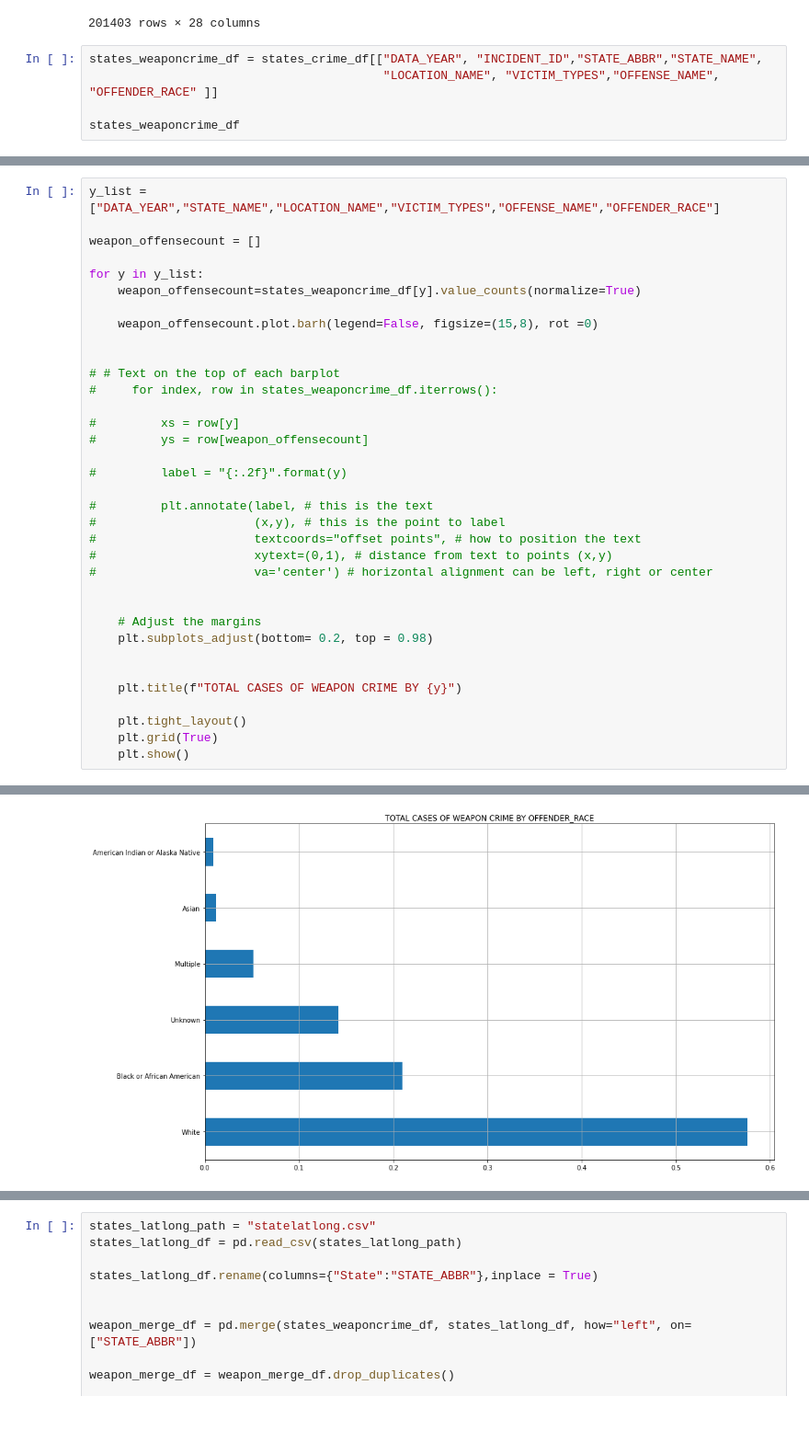
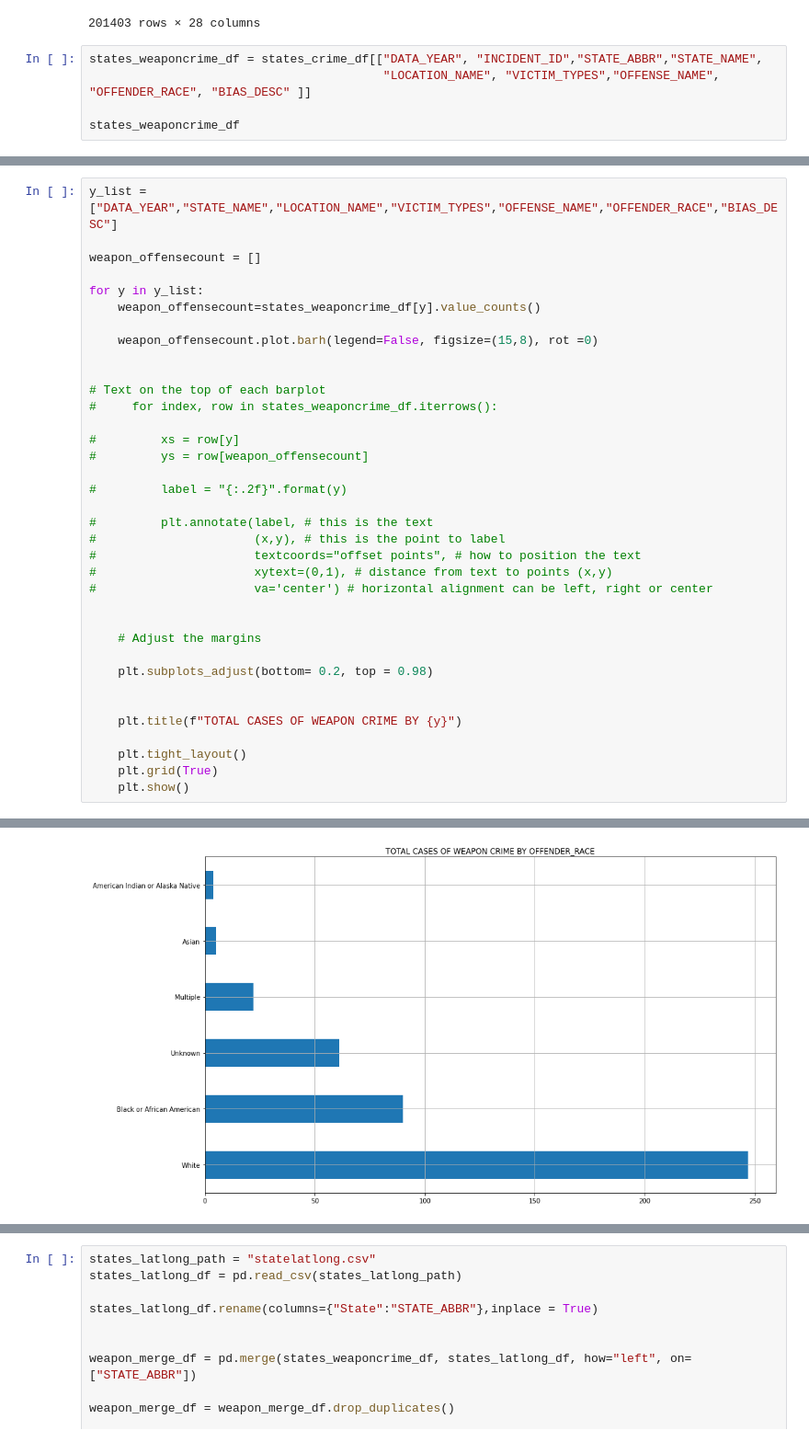
Before and after one commit to KimchiKoala/UCI-Project-1_Group8, a Jupyter notebook: Crime_Data.ipynb, the cells around one changed output, grey strips where cells are left out. Shown at 92% size. Drawn from its saved outputs; the diff is of its cells as text.

```diff
--- a/Crime_Data.ipynb
+++ b/Crime_Data.ipynb
@@ -92,7 +92,7 @@ states_crime_df
 201403 rows × 28 columns
 # %%
 states_weaponcrime_df = states_crime_df[["DATA_YEAR", "INCIDENT_ID","STATE_ABBR","STATE_NAME",
-                                         "LOCATION_NAME", "VICTIM_TYPES","OFFENSE_NAME", "OFFENDER_RACE" ]]
+                                         "LOCATION_NAME", "VICTIM_TYPES","OFFENSE_NAME", "OFFENDER_RACE", "BIAS_DESC" ]]
 
 states_weaponcrime_df
 # %% [output]
@@ -132,15 +132,15 @@ states_weaponcrime_df
 # %%
-y_list = ["DATA_YEAR","STATE_NAME","LOCATION_NAME","VICTIM_TYPES","OFFENSE_NAME","OFFENDER_RACE"]
+y_list = ["DATA_YEAR","STATE_NAME","LOCATION_NAME","VICTIM_TYPES","OFFENSE_NAME","OFFENDER_RACE","BIAS_DESC"]
 
 weapon_offensecount = []
 
 for y in y_list:
-    weapon_offensecount=states_weaponcrime_df[y].value_counts(normalize=True)
+    weapon_offensecount=states_weaponcrime_df[y].value_counts()
 
     weapon_offensecount.plot.barh(legend=False, figsize=(15,8), rot =0)
 
 
-# # Text on the top of each barplot
+# Text on the top of each barplot
 #     for index, row in states_weaponcrime_df.iterrows():
 
 #         xs = row[y]
@@ -156,6 +156,7 @@ for y in y_list:
 
 
     # Adjust the margins
+
     plt.subplots_adjust(bottom= 0.2, top = 0.98)
 
 
@@ -173 +174 @@ for y in y_list:
-[figure, old version]
+[figure, new version]
```
Also changed, not shown: parts of 10 cells of this notebook.
